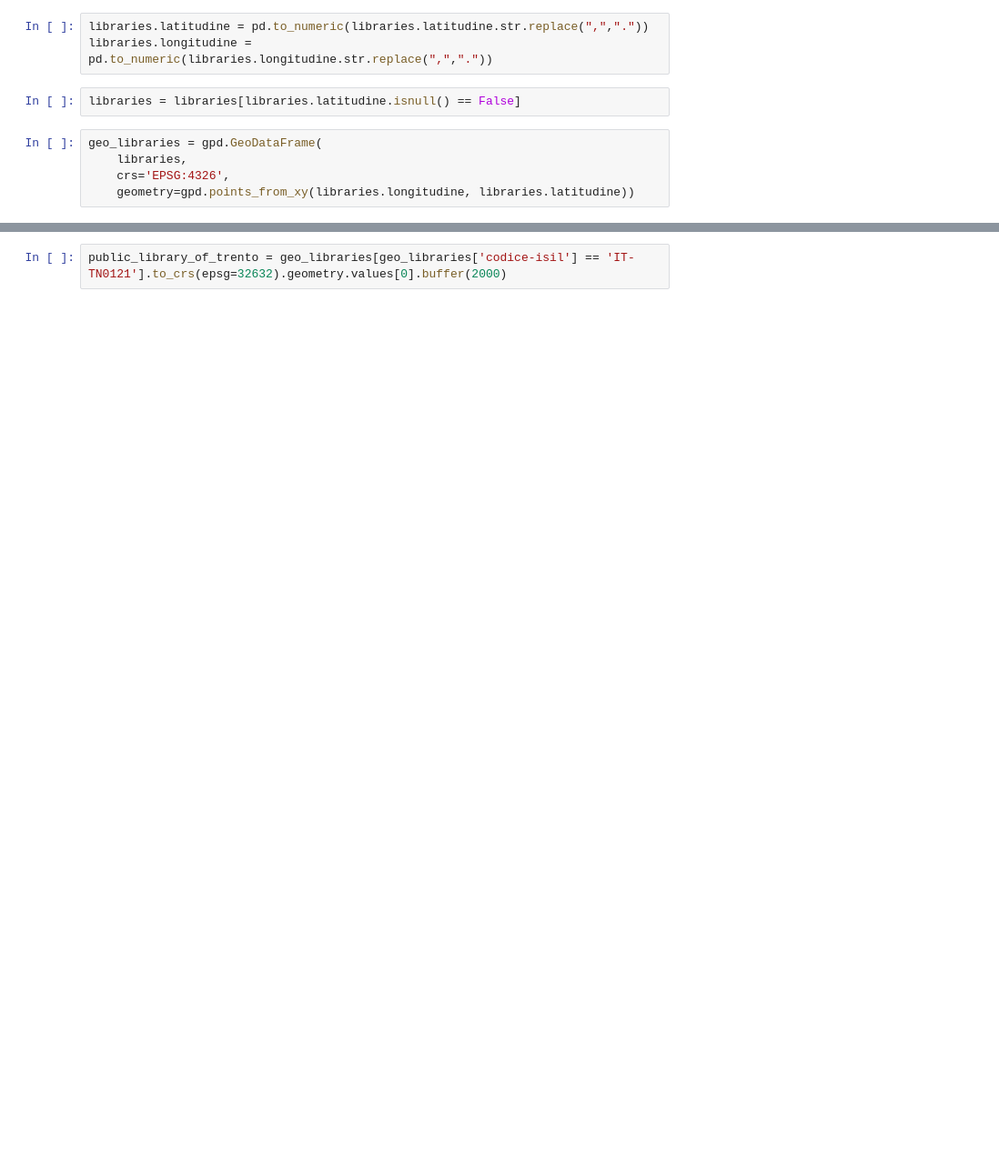
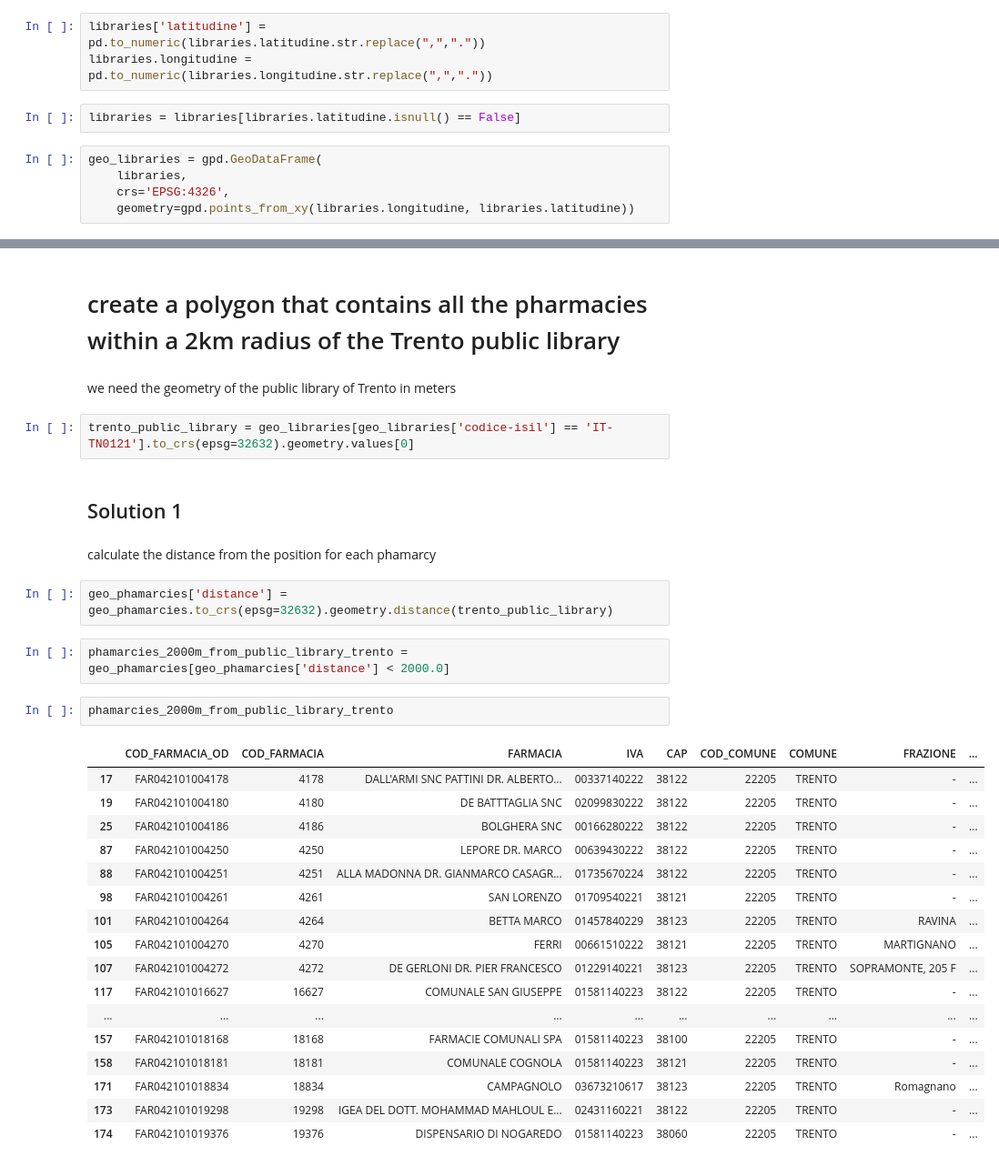
Before and after one commit to napo/geospatial_course_unitn, a Jupyter notebook: code/02_solution_exercise_for_spatial_relationships.ipynb, the cells around one changed output, grey strips where cells are left out. Shown at 91% size. Cells and saved outputs as stored; diff of their text form; blank space fills up the shorter version.

Commit message:
update solution for lesson 09/10/2020

```diff
--- a/code/02_solution_exercise_for_spatial_relationships.ipynb
+++ b/code/02_solution_exercise_for_spatial_relationships.ipynb
@@ -77,7 +268,7 @@ geo_pharmacies = gpd.GeoDataFrame(
 # %%
 libraries = pd.read_csv('http://opendata.anagrafe.iccu.sbn.it/territorio.zip', compression='zip', sep=';')
 # %%
-libraries.latitudine = pd.to_numeric(libraries.latitudine.str.replace(",","."))
+libraries['latitudine'] = pd.to_numeric(libraries.latitudine.str.replace(",","."))
 libraries.longitudine = pd.to_numeric(libraries.longitudine.str.replace(",","."))
 # %%
 libraries = libraries[libraries.latitudine.isnull() == False]
@@ -89,2 +356,34 @@ geo_libraries = gpd.GeoDataFrame(
+# %% [markdown]
+# create a polygon that contains all the pharmacies within a 2km radius of the Trento public library
+# %% [markdown]
+we need the geometry of the public library of Trento in meters
 # %%
-public_library_of_trento = geo_libraries[geo_libraries['codice-isil'] == 'IT-TN0121'].to_crs(epsg=32632).geometry.values[0].buffer(2000)
+trento_public_library = geo_libraries[geo_libraries['codice-isil'] == 'IT-TN0121'].to_crs(epsg=32632).geometry.values[0]
+# %% [markdown]
+## Solution 1
+# %% [markdown]
+calculate the distance from the position for each phamarcy
+# %%
+geo_phamarcies['distance'] = geo_phamarcies.to_crs(epsg=32632).geometry.distance(trento_public_library)
+# %%
+phamarcies_2000m_from_public_library_trento = geo_phamarcies[geo_phamarcies['distance'] < 2000.0]
+# %%
+phamarcies_2000m_from_public_library_trento
+# %% [output]
+|  | COD_FARMACIA_OD | COD_FARMACIA | FARMACIA | IVA | CAP | COD_COMUNE | COMUNE | FRAZIONE | ... |
+| 17 | FAR042101004178 | 4178 | DALL'ARMI SNC PATTINI DR. ALBERTO... | 00337140222 | 38122 | 22205 | TRENTO | - | ... |
+| 19 | FAR042101004180 | 4180 | DE BATTTAGLIA SNC | 02099830222 | 38122 | 22205 | TRENTO | - | ... |
+| 25 | FAR042101004186 | 4186 | BOLGHERA SNC | 00166280222 | 38122 | 22205 | TRENTO | - | ... |
+| 87 | FAR042101004250 | 4250 | LEPORE DR. MARCO | 00639430222 | 38122 | 22205 | TRENTO | - | ... |
+| 88 | FAR042101004251 | 4251 | ALLA MADONNA DR. GIANMARCO CASAGR... | 01735670224 | 38122 | 22205 | TRENTO | - | ... |
+| 98 | FAR042101004261 | 4261 | SAN LORENZO | 01709540221 | 38121 | 22205 | TRENTO | - | ... |
+| 101 | FAR042101004264 | 4264 | BETTA MARCO | 01457840229 | 38123 | 22205 | TRENTO | RAVINA | ... |
+| 105 | FAR042101004270 | 4270 | FERRI | 00661510222 | 38121 | 22205 | TRENTO | MARTIGNANO | ... |
+| 107 | FAR042101004272 | 4272 | DE GERLONI DR. PIER FRANCESCO | 01229140221 | 38123 | 22205 | TRENTO | SOPRAMONTE, 205 F | ... |
+| 117 | FAR042101016627 | 16627 | COMUNALE SAN GIUSEPPE | 01581140223 | 38122 | 22205 | TRENTO | - | ... |
+| ... | ... | ... | ... | ... | ... | ... | ... | ... | ... |
+| 157 | FAR042101018168 | 18168 | FARMACIE COMUNALI SPA | 01581140223 | 38100 | 22205 | TRENTO | - | ... |
+| 158 | FAR042101018181 | 18181 | COMUNALE COGNOLA | 01581140223 | 38121 | 22205 | TRENTO | - | ... |
+| 171 | FAR042101018834 | 18834 | CAMPAGNOLO | 03673210617 | 38123 | 22205 | TRENTO | Romagnano | ... |
+| 173 | FAR042101019298 | 19298 | IGEA DEL DOTT. MOHAMMAD MAHLOUL E... | 02431160221 | 38122 | 22205 | TRENTO | - | ... |
+| 174 | FAR042101019376 | 19376 | DISPENSARIO DI NOGAREDO | 01581140223 | 38060 | 22205 | TRENTO | - | ... |
```
Also changed, not shown: parts of 77 cells of this notebook.
